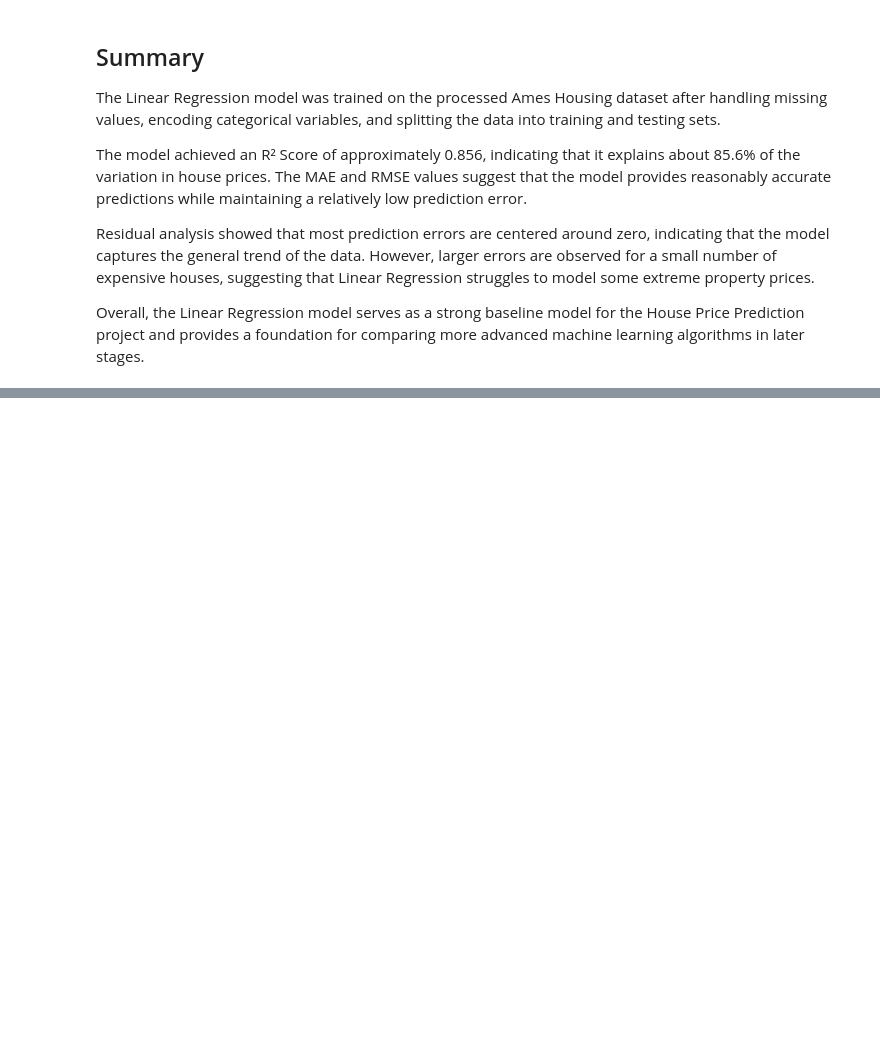
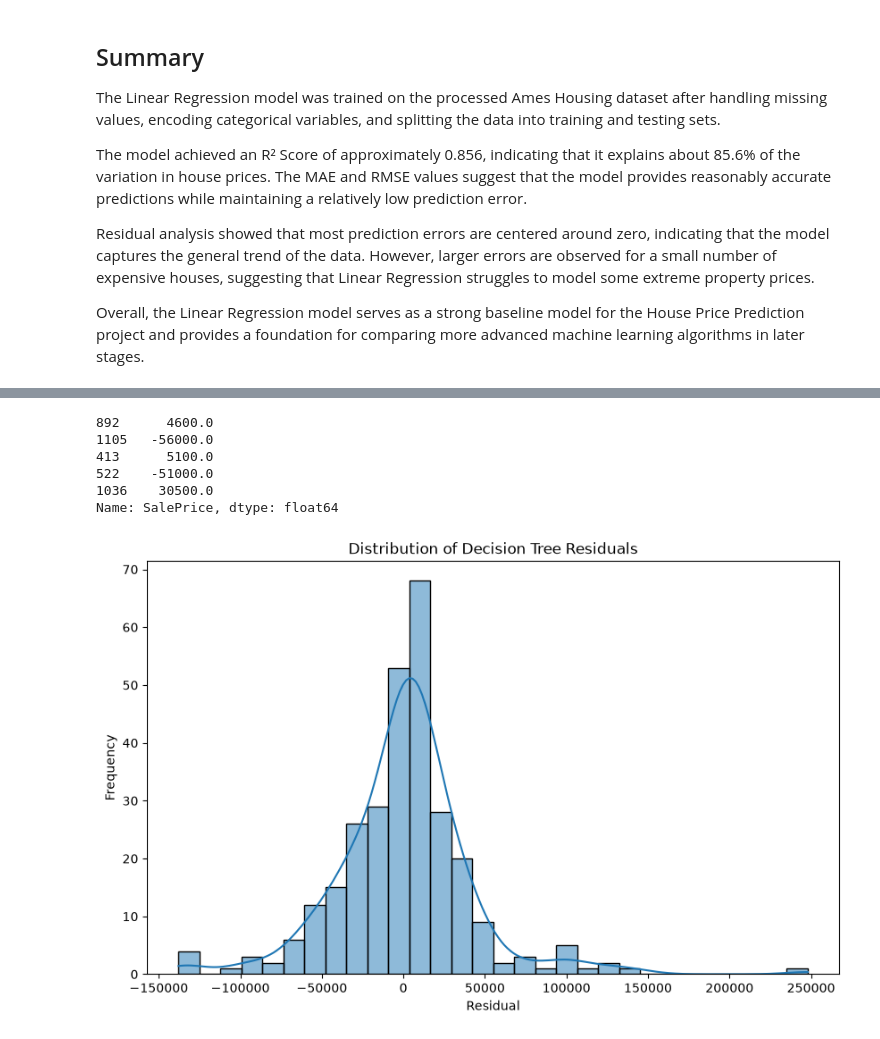
Before and after one commit to Soban-Creator/house-price-prediction, a Jupyter notebook: notebooks/01_eda.ipynb, the cells around one changed output, grey strips where cells are left out. Drawn from its saved outputs; the diff is of its cells as text; code cells hidden in the pictures; blank space fills up the shorter version.

```diff
--- a/notebooks/01_eda.ipynb
+++ b/notebooks/01_eda.ipynb
@@ -1180,0 +1185,6 @@ Overall, the Linear Regression model serves as a strong baseline model for the H
+# %%
+dt_model = DecisionTreeRegressor(
+    random_state=42
+)
+# %%
+dt_model.fit(X_train, y_train)
@@ -1180,0 +1201,2 @@ Overall, the Linear Regression model serves as a strong baseline model for the H
+# %%
+y_pred_dt = dt_model.predict(X_test)
@@ -1180,0 +1241,23 @@ Overall, the Linear Regression model serves as a strong baseline model for the H
+# %%
+dt_residuals = y_test - y_pred_dt
+
+dt_residuals.head()
+# %% [output]
+892      4600.0
+1105   -56000.0
+413      5100.0
+522    -51000.0
+1036    30500.0
+Name: SalePrice, dtype: float64
+# %%
+plt.figure(figsize=(10,6))
+
+sns.histplot(dt_residuals, bins=30, kde=True)
+
+plt.title("Distribution of Decision Tree Residuals")
+plt.xlabel("Residual")
+plt.ylabel("Frequency")
+
+plt.show()
+# %% [output]
+[figure, added]
```
Also changed, not shown: parts of 41 cells of this notebook, 1 other file.
